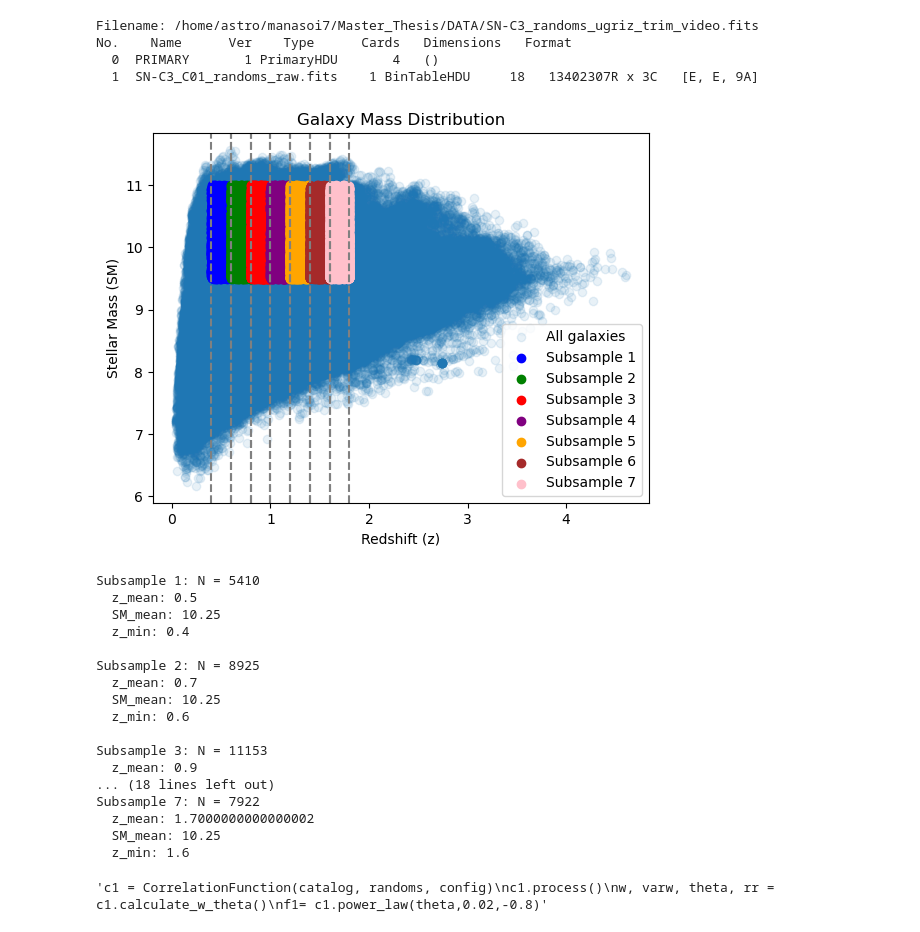
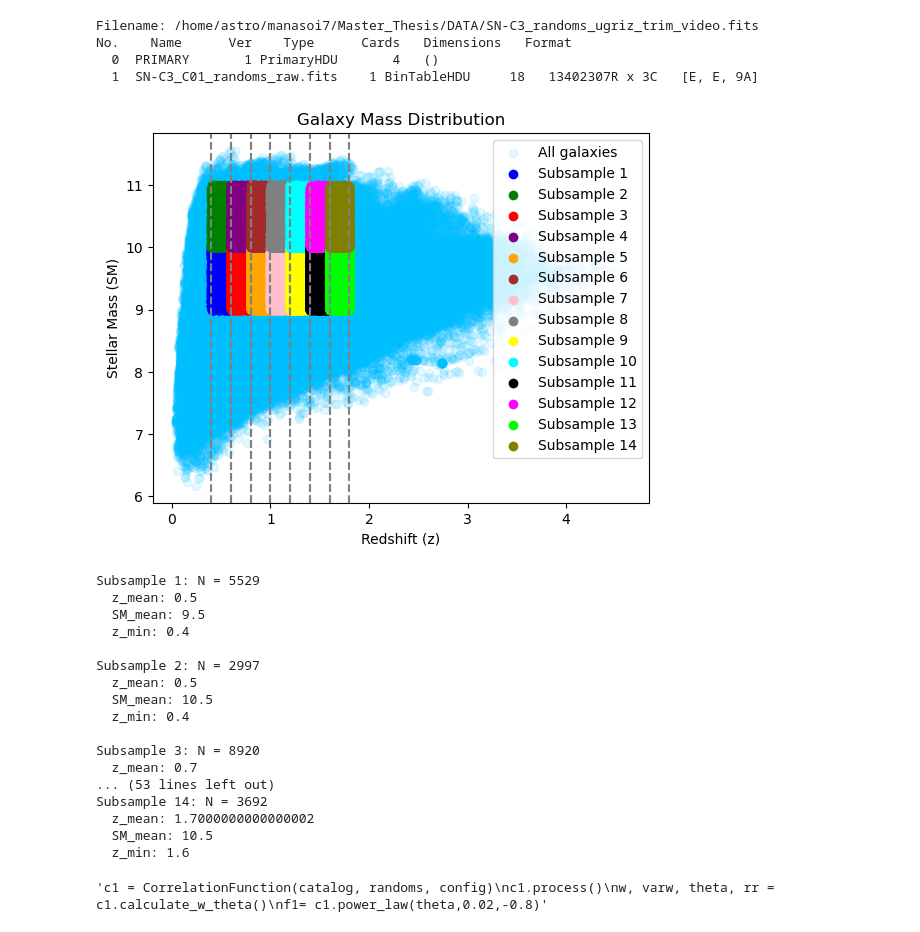
Before and after one commit to OtiliaIrina/Master_Thesis, a Jupyter notebook: class.ipynb, the cells around one changed output. Saved outputs shown, nothing was run; the diff lists cells and outputs as text; code cells hidden in the pictures.

```diff
--- a/class.ipynb
+++ b/class.ipynb
@@ -138,10 +138,12 @@ class Subsample:
 # Define z and SM ranges
 z_values = np.array([ 0.4,0.6,0.8, 1.0, 1.2, 1.4,1.6,1.8])
 
-SM_range = np.linspace(9.5, 11, num=2) # High SM
+#SM_range = np.linspace(9.5, 11, num=2) # High SM
+#SM_range = np.linspace(8, 9.5, num=2) #Low SM
 
-#SM_range = np.linspace(8, 9.5, num=2) #Low SM
-#SM_range = np.linspace(9, 11, num=3)
+SM_range = np.linspace(9, 11, num=3)
+
+
 
 # Create subsamples
 subsamples = []
@@ -170,7 +172,7 @@ for i in range(len(z_values) - 1):
 
 
 
-plt.scatter(t['z'], t['SM'], label='All galaxies',alpha=0.1)
+plt.scatter(t['z'], t['SM'], label='All galaxies',color='powderblue',alpha=0.1)
 
 # Scatter plot with subsample colors
 colors = ['blue', 'green', 'red', 'purple', 'orange', 'brown', 'pink', 'gray', 'yellow', 'cyan', 'black', 'magenta', 'lime', 'olive', 'teal']
@@ -187,50 +189,50 @@ for i in range(len(z_values) - 1):
     z_max = z_values[i + 1]
     plt.axvline(z_min, linestyle='--', color='gray')
     plt.axvline(z_max, linestyle='--', color='gray')
 
 plt.xlabel('Redshift (z)')
 plt.ylabel('Stellar Mass (SM)')
 plt.title('Galaxy Mass Distribution')
 plt.legend()
 plt.show()
 
 # Create SkyCoord catalogs for subsamples
 catalogs = []
 
 for subsample in subsamples:
     subset = subsample.apply(t)
     catalog = t[subset]
     #catalog = SkyCoord(ra=ra_subset * u.deg, dec=dec_subset * u.deg)
 
     catalogs.append(catalog)
 
 # Print number of galaxies in each subsample
 for i, subsample in enumerate(subsamples):
     N = len(catalogs[i])
 
     print(f"Subsample {i+1}: N = {N}")
     print(f"  z_mean: {subsample.info['z_mean']}")
     print(f"  SM_mean: {subsample.info['SM_mean']}")
     print(f"  z_min: {subsample.info['z_min']}")
     print()
 # %% [output]
-[figure, old version]
+[figure, new version]
-Subsample 1: N = 5410
+Subsample 1: N = 5529
   z_mean: 0.5
-  SM_mean: 10.25
+  SM_mean: 9.5
   z_min: 0.4
 
-Subsample 2: N = 8925
+Subsample 2: N = 2997
+  z_mean: 0.5
+  SM_mean: 10.5
+  z_min: 0.4
+
+Subsample 3: N = 8920
   z_mean: 0.7
-  SM_mean: 10.25
-  z_min: 0.6
-
-Subsample 3: N = 11153
-  z_mean: 0.9
-... (18 lines left out)
-Subsample 7: N = 7922
+... (53 lines left out)
+Subsample 14: N = 3692
   z_mean: 1.7000000000000002
-  SM_mean: 10.25
+  SM_mean: 10.5
   z_min: 1.6
 # %%
 
```
Also changed, not shown: parts of 30 cells of this notebook, 5 other files.
